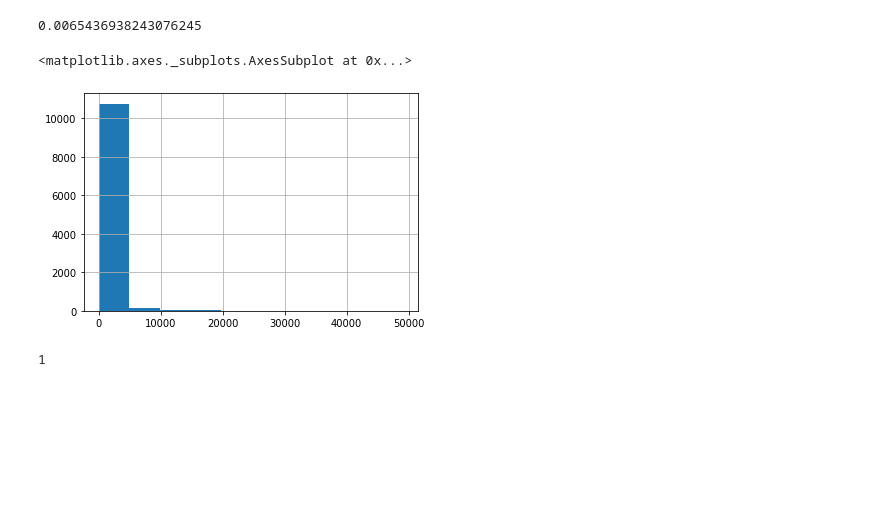
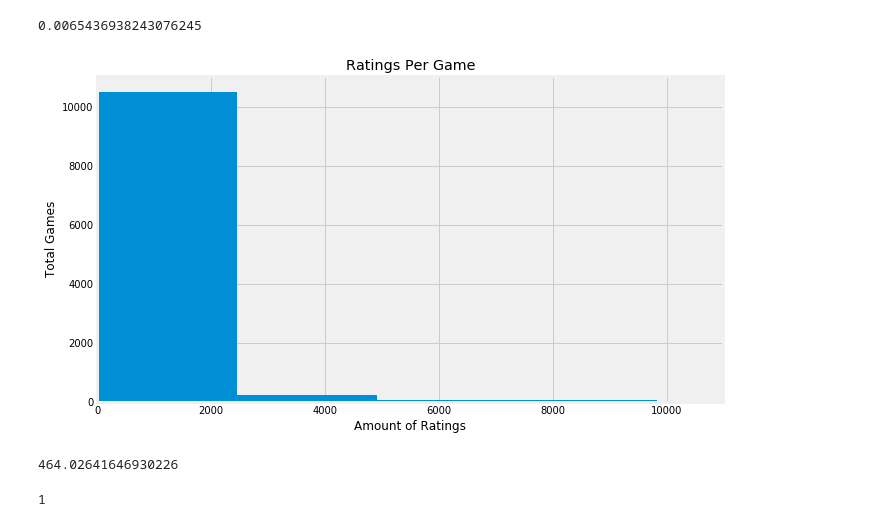
Before and after one commit to HienHa34/Steam_Game_Recommender, a Jupyter notebook: itemitem.ipynb, the cells around one changed output. Saved outputs shown, nothing was run; the diff lists cells and outputs as text; code cells hidden in the pictures; blank space fills up the shorter version.

```diff
--- a/itemitem.ipynb
+++ b/itemitem.ipynb
@@ -14,6 +14,9 @@ from sklearn.metrics.pairwise import pairwise_distances
 from sklearn.model_selection import train_test_split
 from sklearn.metrics import mean_squared_error
 from scipy.sparse import csr_matrix
+import matplotlib.pyplot as plt
+plt.style.use('fivethirtyeight')
+%matplotlib inline
 # %%
 role = 'AWSGlueServiceSageMakerNotebookRole-Default'
 # %% [markdown]
@@ -114,11 +121,20 @@ print(density)
 # %%
 ratings_per_game = item_ratings.groupby('item_id')['playtime_forever'].count()
 ratings_per_user = item_ratings.groupby('user_id')['playtime_forever'].count()
-# %%
-ratings_per_game.hist(bins = 10)
-# %% [output]
-<matplotlib.axes._subplots.AxesSubplot at 0x...>
-[figure, removed]
+# %%
+fig,ax = plt.subplots(figsize =(10,6))
+ax.hist(ratings_per_game.values, bins = 20)
+ax.set_xlim([0,11000])
+ax.set_title('Ratings Per Game')
+ax.set_xlabel('Amount of Ratings')
+ax.set_ylabel('Total Games');
+plt.savefig('RatingsPerGame.png')
+# %% [output]
+[figure, added]
+# %%
+ratings_per_game.mean()
+# %% [output]
+464.02641646930226
 # %%
 ratings_per_game.min()
 # %% [output]
```
Also changed, not shown: parts of 13 cells of this notebook.
